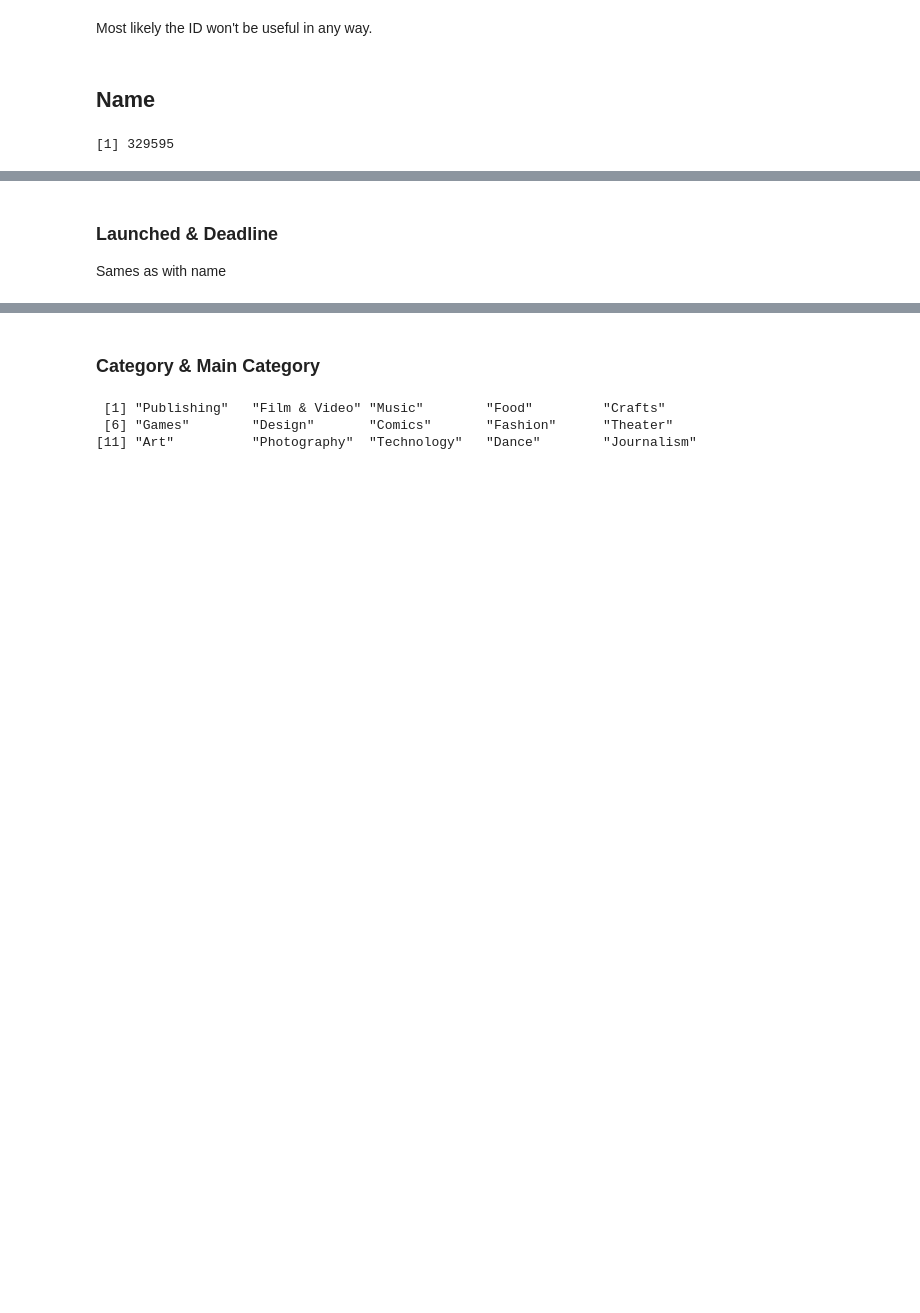
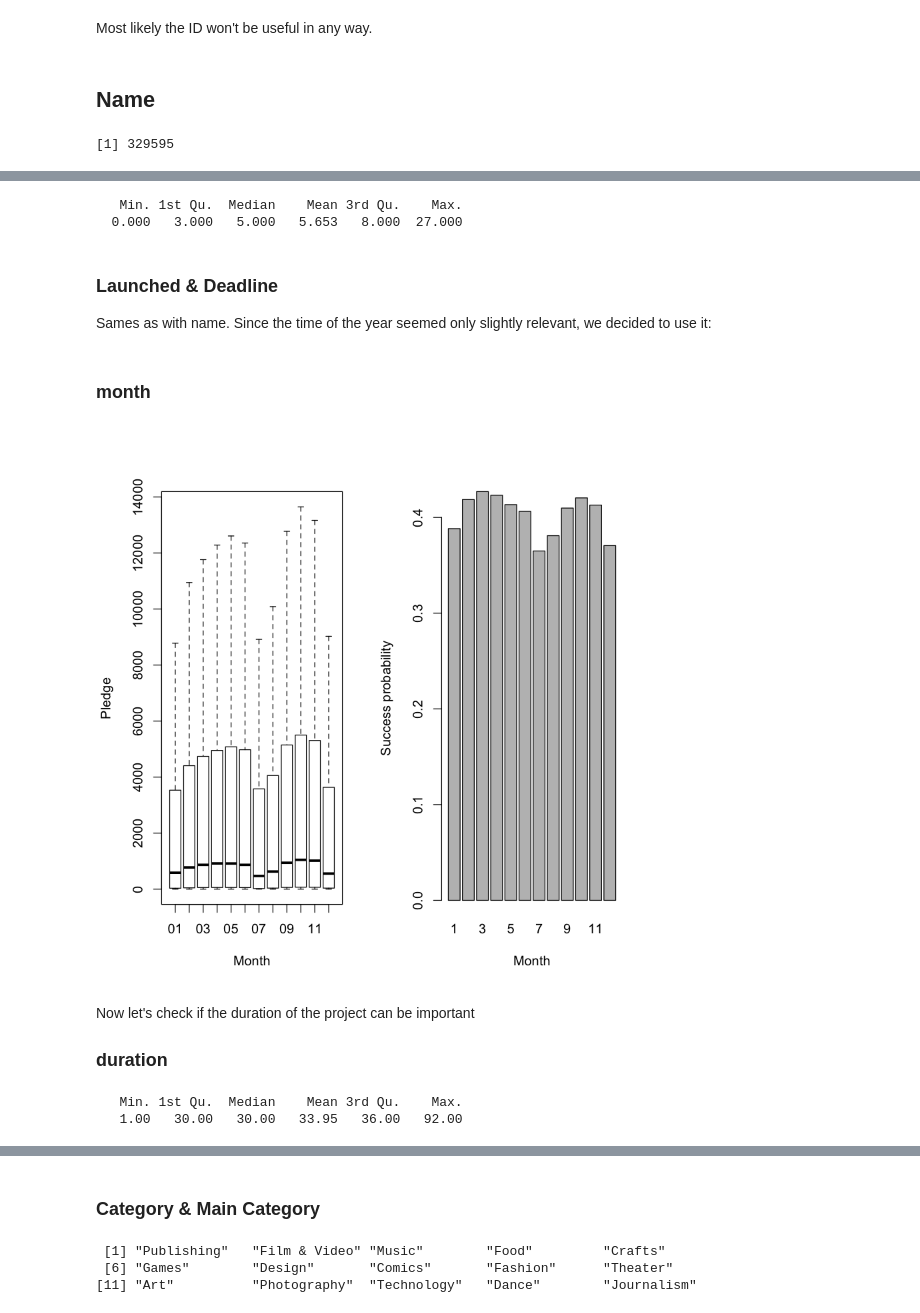
Before and after one commit to MLobo1997/Kickstarter_predictor, a Jupyter notebook: Eval.ipynb, the cells around one changed output, grey strips where cells are left out. Drawn from its saved outputs; the diff is of its cells as text; code cells hidden in the pictures; blank space fills up the shorter version.

```diff
--- a/Eval.ipynb
+++ b/Eval.ipynb
@@ -80,4 +82,33 @@ Not useful as it is, but has potencial to extract other features.
+# %%
+projects$wordcount <- lengths(strsplit(as.character(projects$name), "\\W+"))
+summary(projects$wordcount)
+# %% [output]
+   Min. 1st Qu.  Median    Mean 3rd Qu.    Max.
+  0.000   3.000   5.000   5.653   8.000  27.000
 # %% [markdown]
 ### Launched & Deadline
 
-Sames as with name
+Sames as with name. Since the time of the year seemed only slightly relevant, we decided to use it:
+# %% [markdown]
+### month
+# %%
+projects$month <- substring(projects$launched, 6, 7)
+# %%
+projects$success <- projects$usd_pledged_real >= projects$usd_goal_real
+tmp <- aggregate(success ~ month, data = projects, FUN = mean)
+# %%
+par(mfrow = c(1,2))
+boxplot(projects$usd_pledged_real ~ projects$month, outline = F, xlab = "Month", ylab = "Pledge")
+barplot(tmp$success, names.arg = 1:12, xlab = "Month", ylab = "Success probability")
+# %% [output]
+[figure, added]
+# %% [markdown]
+Now let's check if the duration of the project can be important
+
+### duration
+# %%
+projects$duration <- as.numeric(difftime(as.Date(projects[,"deadline"]), as.Date(projects[,"launched"])))
+summary(projects$duration)
+# %% [output]
+   Min. 1st Qu.  Median    Mean 3rd Qu.    Max.
+   1.00   30.00   30.00   33.95   36.00   92.00
```
Also changed, not shown: parts of 3 cells of this notebook.
